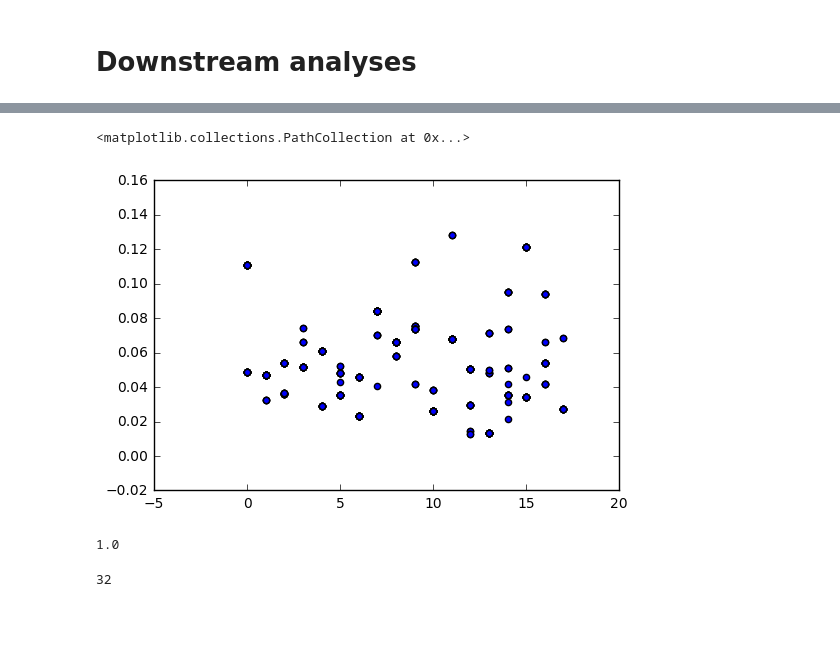
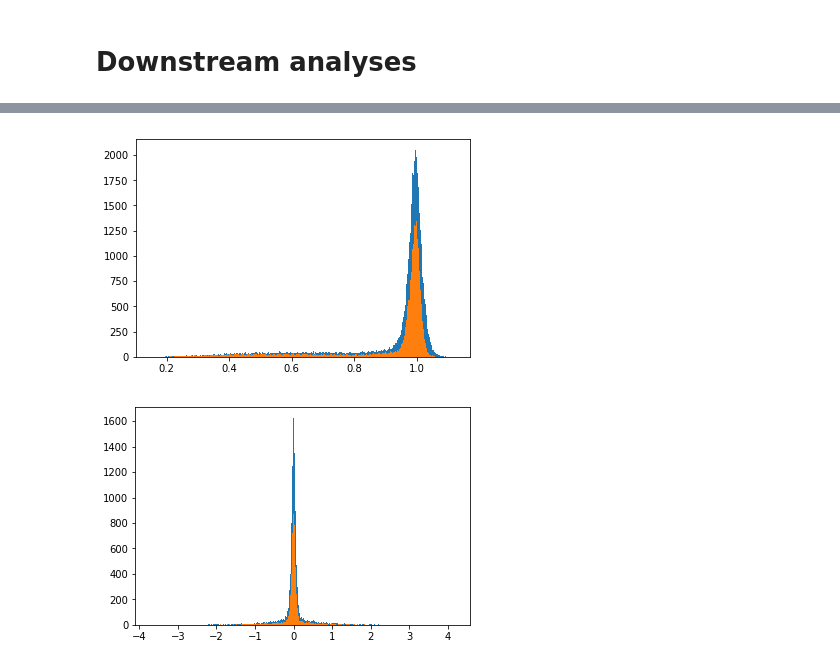
Before and after one commit to weecology/abundance, a Jupyter notebook: fitting.ipynb, the cells around one changed output, grey strips where cells are left out. Drawn from its saved outputs; the diff is of its cells as text; code cells hidden in the pictures; blank space fills up the shorter version.

```diff
--- a/fitting.ipynb
+++ b/fitting.ipynb
@@ -283,3 +258,0 @@ with tf.variable_scope("layer1", reuse=True):
-# %%
-plt.scatter(range(N_s + N_o),
-            np.var(sess.run(W0_mu, feed_dict=full_feed()), axis=1));
@@ -288,3 +258,0 @@ plt.scatter(range(N_s + N_o),
-# %%
-plt.scatter(range(N_s + N_o),
-            np.var(sess.run(W0_sigma, feed_dict=full_feed()), axis=1));
@@ -293,14 +259,10 @@ plt.scatter(range(N_s + N_o),
-# %%
-plt.scatter(site_array[range(500),1],
-            np.mean(sess.run(mu0, feed_dict=full_feed())**2, 1)[range(500)])
-# %% [output]
-<matplotlib.collections.PathCollection at 0x...>
-[figure, removed]
-# %%
-tf.nn.sigmoid((n_steps / 5000. - 5)).eval()
-# %% [output]
-1.0
-# %%
-np.arange(32).size
-# %% [output]
-32
+# %%
+plt.hist(sess.run(obs_sigma).flatten(), bins = "fd");
+plt.hist(sess.run(site_sigma).flatten(), bins = "fd");
+# %% [output]
+[figure, added]
+# %%
+plt.hist(sess.run(obs_mu).flatten(), bins = "fd");
+plt.hist(sess.run(site_mu).flatten(), bins = "fd");
+# %% [output]
+[figure, added]
```
Also changed, not shown: parts of 44 cells of this notebook, 1 other file.
